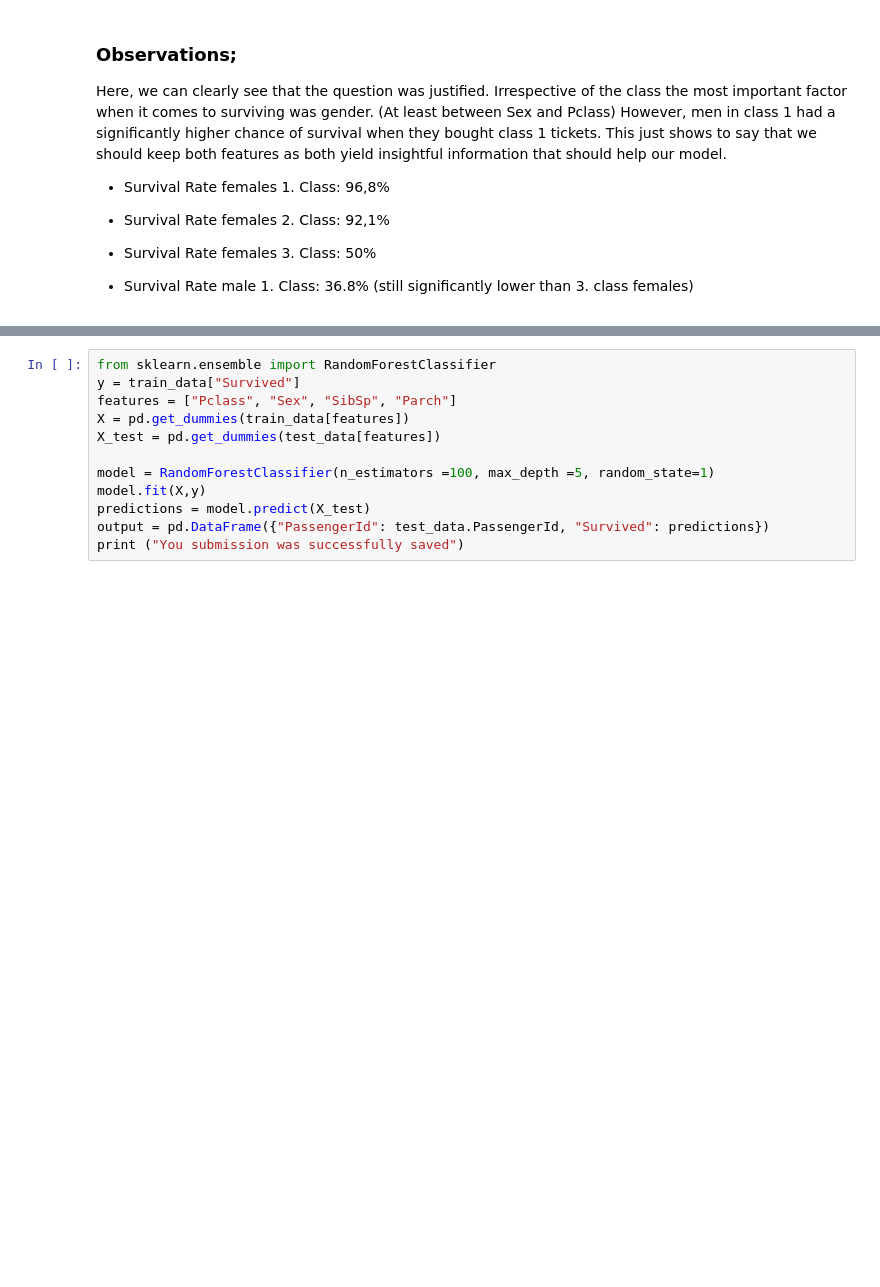
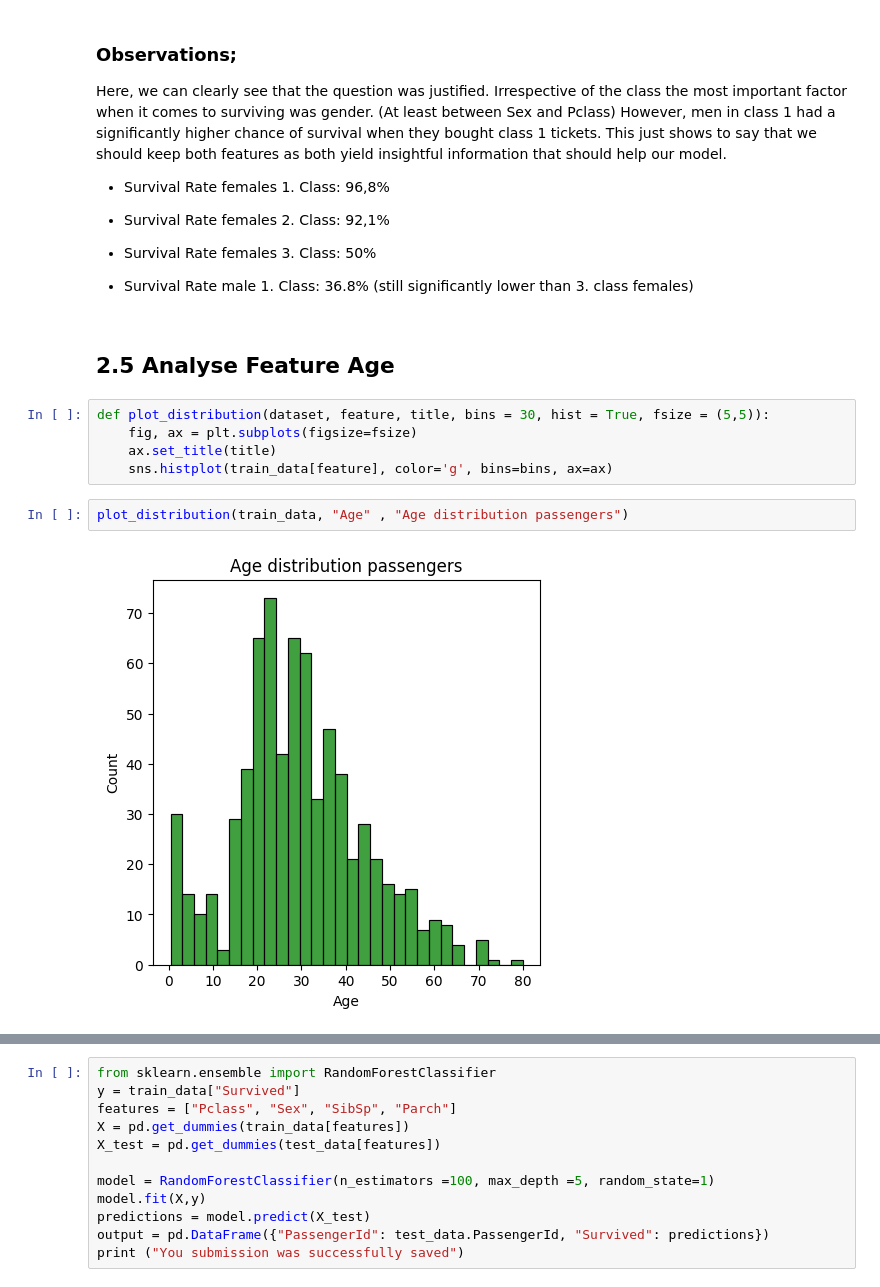
Before and after one commit to PeJiR/KAGGLE-Learn-Courses-, a Jupyter notebook: Titanic - Machine Learning from Disaster.ipynb, the cells around one changed output, grey strips where cells are left out. Saved outputs shown, nothing was run; the diff lists cells and outputs as text; blank space fills up the shorter version.

```diff
--- a/Titanic - Machine Learning from Disaster.ipynb
+++ b/Titanic - Machine Learning from Disaster.ipynb
@@ -253,3 +253,14 @@ Here, we can clearly see that the question was justified. Irrespective of the cl
 
    - Survival Rate male 1. Class: 36.8%
      (still significantly lower than 3. class females)
+# %% [markdown]
+## 2.5 Analyse Feature Age
+# %%
+def plot_distribution(dataset, feature, title, bins = 30, hist = True, fsize = (5,5)):
+    fig, ax = plt.subplots(figsize=fsize)
+    ax.set_title(title)
+    sns.histplot(train_data[feature], color='g', bins=bins, ax=ax)
+# %%
+plot_distribution(train_data, "Age" , "Age distribution passengers")
+# %% [output]
+[figure, added]
```
Also changed, not shown: parts of 44 cells of this notebook.
